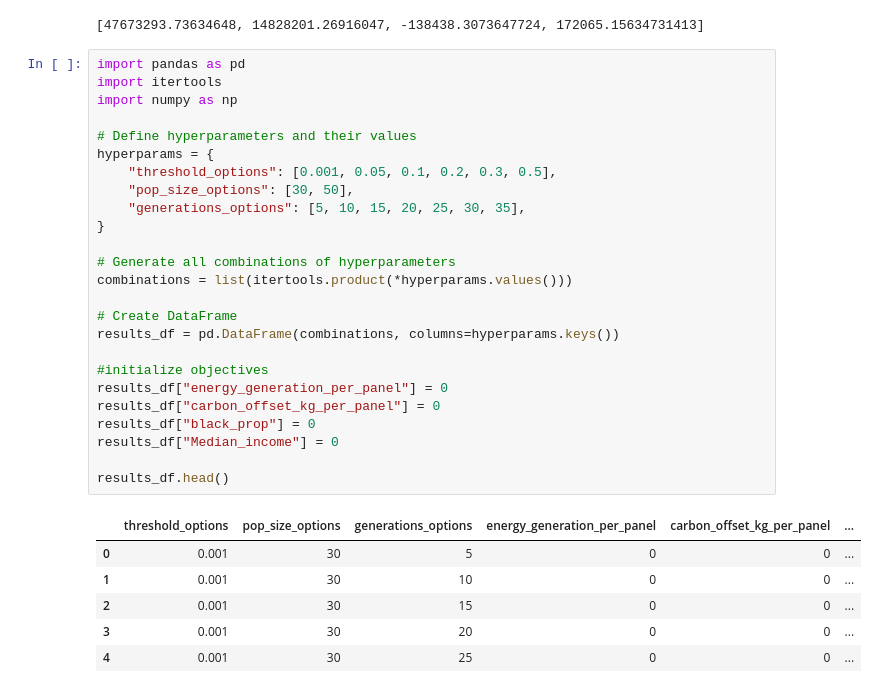
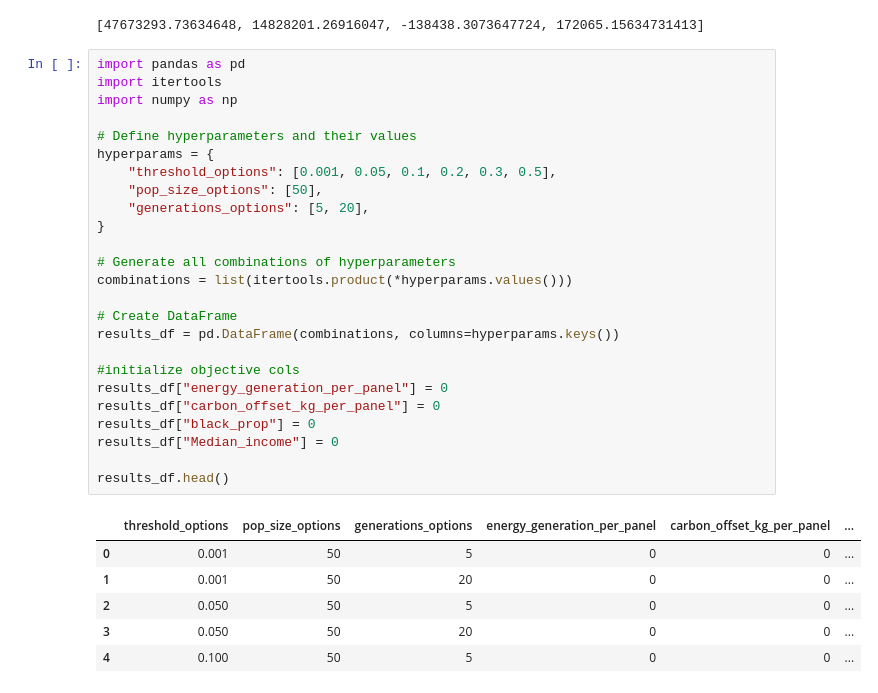
Before and after one commit to escapeprograms/SunSight, a Jupyter notebook: Visualization/train_neat.ipynb, the cells around one changed output. Saved outputs shown, nothing was run; the diff lists cells and outputs as text.

```diff
--- a/Visualization/train_neat.ipynb
+++ b/Visualization/train_neat.ipynb
@@ -569,32 +600,32 @@ print(SQ_baseline)
 # %%
 import pandas as pd
 import itertools
 import numpy as np
 
 # Define hyperparameters and their values
 hyperparams = {
     "threshold_options": [0.001, 0.05, 0.1, 0.2, 0.3, 0.5],
-    "pop_size_options": [30, 50],
-    "generations_options": [5, 10, 15, 20, 25, 30, 35],
+    "pop_size_options": [50],
+    "generations_options": [5, 20],
 }
 
 # Generate all combinations of hyperparameters
 combinations = list(itertools.product(*hyperparams.values()))
 
 # Create DataFrame
 results_df = pd.DataFrame(combinations, columns=hyperparams.keys())
 
-#initialize objectives
+#initialize objective cols
 results_df["energy_generation_per_panel"] = 0
 results_df["carbon_offset_kg_per_panel"] = 0
 results_df["black_prop"] = 0
 results_df["Median_income"] = 0
 
 results_df.head()
 # %% [output]
 |  | threshold_options | pop_size_options | generations_options | energy_generation_per_panel | carbon_offset_kg_per_panel | ... |
-| 0 | 0.001 | 30 | 5 | 0 | 0 | ... |
-| 1 | 0.001 | 30 | 10 | 0 | 0 | ... |
-| 2 | 0.001 | 30 | 15 | 0 | 0 | ... |
-| 3 | 0.001 | 30 | 20 | 0 | 0 | ... |
-| 4 | 0.001 | 30 | 25 | 0 | 0 | ... |
+| 0 | 0.001 | 50 | 5 | 0 | 0 | ... |
+| 1 | 0.001 | 50 | 20 | 0 | 0 | ... |
+| 2 | 0.050 | 50 | 5 | 0 | 0 | ... |
+| 3 | 0.050 | 50 | 20 | 0 | 0 | ... |
+| 4 | 0.100 | 50 | 5 | 0 | 0 | ... |
```
Also changed, not shown: parts of 6 cells of this notebook, 29 other files.
